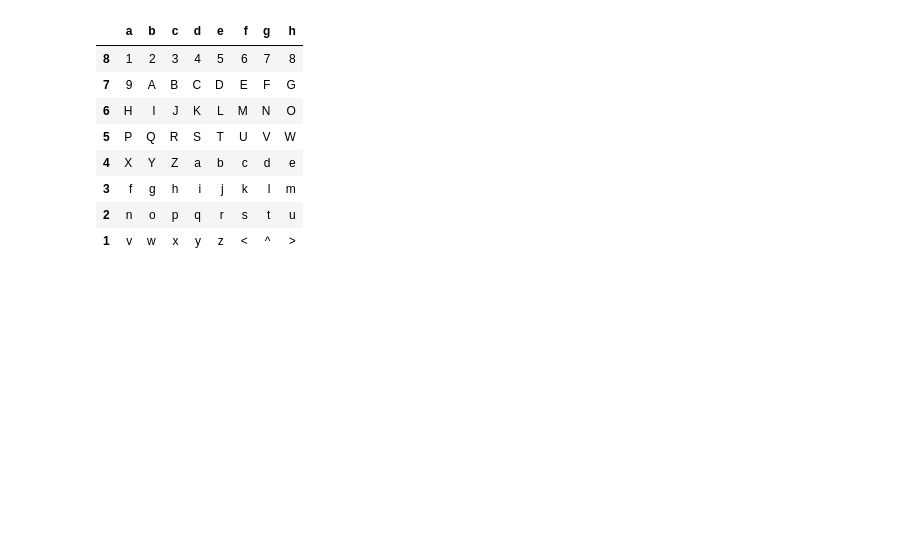
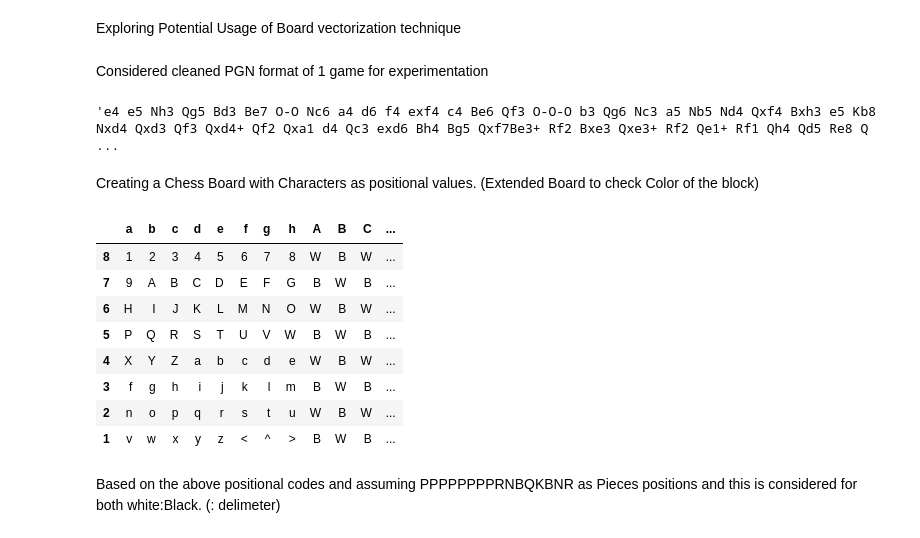
Before and after one commit to nidhi-tholar/255_Team_11, a Jupyter notebook: Vectorized Board arrangement.ipynb, the cells around one changed output. Saved outputs shown, nothing was run; the diff lists cells and outputs as text; code cells hidden in the pictures; blank space fills up the shorter version.

```diff
--- a/Vectorized Board arrangement.ipynb
+++ b/Vectorized Board arrangement.ipynb
@@ -18,18 +5,35 @@ Moves=Data['Moves']
+# %% [markdown]
+Exploring Potential Usage of Board vectorization technique
+# %% [markdown]
+Considered cleaned PGN format of 1 game for experimentation
+# %%
+Moves = 'e4 e5 Nh3 Qg5 Bd3 Be7 O-O Nc6 a4 d6 f4 exf4 c4 Be6 Qf3 O-O-O b3 Qg6 Nc3 a5 Nb5 Nd4 Qxf4 Bxh3 e5 Kb8 Nxd4 Qxd3 Qf3 Qxd4+ Qf2 Qxa1 d4 Qc3 exd6 Bh4 Bg5 Qxf7Be3+ Rf2 Bxe3 Qxe3+ Rf2 Qe1+ Rf1 Qh4 Qd5 Re8 Qf3 Re1 b4 Nf6 Qf8+ Ka7 dxc7 Nf6 Qb8+ Rxb8 cxb8=Q+ Kxb8 Rxe1 Qxe1#'
+Moves
+# %% [output]
+'e4 e5 Nh3 Qg5 Bd3 Be7 O-O Nc6 a4 d6 f4 exf4 c4 Be6 Qf3 O-O-O b3 Qg6 Nc3 a5 Nb5 Nd4 Qxf4 Bxh3 e5 Kb8 Nxd4 Qxd3 Qf3 Qxd4+ Qf2 Qxa1 d4 Qc3 exd6 Bh4 Bg5 Qxf7Be3+ Rf2 Bxe3 Qxe3+ Rf2 Qe1+ Rf1 Qh4 Qd5 Re8 Q ...
+# %% [markdown]
+Creating a Chess Board with Characters as positional values. (Extended Board to check Color of the block)
 # %%
-peicesCode = ['N','R','B','Q','K']
-VectorArrangement=['PPPPPPPPRNBQKBNR','PPPPPPPPRNBQKBNR']
-Pos=[['1','2','3','4','5','6','7','8'],['9','A','B','C','D','E','F','G'],['H','I','J','K','L','M','N','O'],['P','Q','R','S','T','U','V','W'],
-    ['X','Y','Z','a','b','c','d','e'],['f','g','h','i','j','k','l','m'],['n','o','p','q','r','s','t','u'],['v','w','x','y','z','<','^','>']]
-Board=pd.DataFrame(Pos,columns=['a','b','c','d','e','f','g','h'],index=[8,7,6,5,4,3,2,1])
-InitialBoard = 'nopqrstuvwxyz<^>:9ABCDEFG12345678'
+Pos=[
+     ['1','2','3','4','5','6','7','8','W','B','W','B','W','B','W','B'],
+     ['9','A','B','C','D','E','F','G','B','W','B','W','B','W','B','W'],
+     ['H','I','J','K','L','M','N','O','W','B','W','B','W','B','W','B'],
+     ['P','Q','R','S','T','U','V','W','B','W','B','W','B','W','B','W'],
+     ['X','Y','Z','a','b','c','d','e','W','B','W','B','W','B','W','B'],
+     ['f','g','h','i','j','k','l','m','B','W','B','W','B','W','B','W'],
+     ['n','o','p','q','r','s','t','u','W','B','W','B','W','B','W','B'],
+     ['v','w','x','y','z','<','^','>','B','W','B','W','B','W','B','W']
+    ]
+RevPos = ['1','2','3','4','5','6','7','8','9','A','B','C','D','E','F','G','H','I','J','K','L','M','N','O','P','Q','R','S','T','U','V','W','X','Y','Z','a','b','c','d','e','f','g','h','i','j','k','l','m','n','o','p','q','r','s','t','u','v','w','x','y','z','<','^','>']
+Board=pd.DataFrame(Pos,columns=['a','b','c','d','e','f','g','h','A','B','C','D','E','F','G','H'],index=[8,7,6,5,4,3,2,1])
 Board
 # %% [output]
-|  | a | b | c | d | e | f | g | h |
-| 8 | 1 | 2 | 3 | 4 | 5 | 6 | 7 | 8 |
-| 7 | 9 | A | B | C | D | E | F | G |
-| 6 | H | I | J | K | L | M | N | O |
-| 5 | P | Q | R | S | T | U | V | W |
-| 4 | X | Y | Z | a | b | c | d | e |
-| 3 | f | g | h | i | j | k | l | m |
-| 2 | n | o | p | q | r | s | t | u |
-| 1 | v | w | x | y | z | < | ^ | > |
+|  | a | b | c | d | e | f | g | h | A | B | C | ... |
+| 8 | 1 | 2 | 3 | 4 | 5 | 6 | 7 | 8 | W | B | W | ... |
+| 7 | 9 | A | B | C | D | E | F | G | B | W | B | ... |
+| 6 | H | I | J | K | L | M | N | O | W | B | W | ... |
+| 5 | P | Q | R | S | T | U | V | W | B | W | B | ... |
+| 4 | X | Y | Z | a | b | c | d | e | W | B | W | ... |
+| 3 | f | g | h | i | j | k | l | m | B | W | B | ... |
+| 2 | n | o | p | q | r | s | t | u | W | B | W | ... |
+| 1 | v | w | x | y | z | < | ^ | > | B | W | B | ... |
@@ -105,0 +40,2 @@ print(Start,'\n',End) #determines the starting and ending positions of the given
+# %% [markdown]
+Based on the above positional codes and assuming  PPPPPPPPRNBQKBNR as Pieces positions and this is considered for both white:Black. (: delimeter)
```
Also changed, not shown: parts of 36 cells of this notebook.
